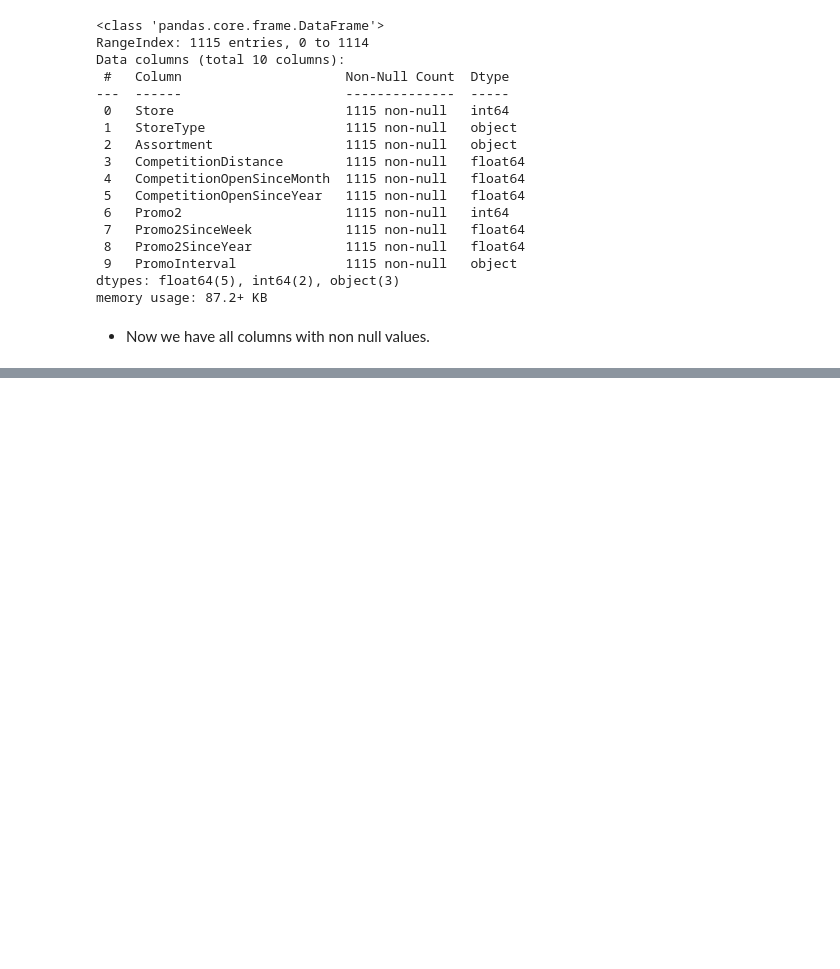
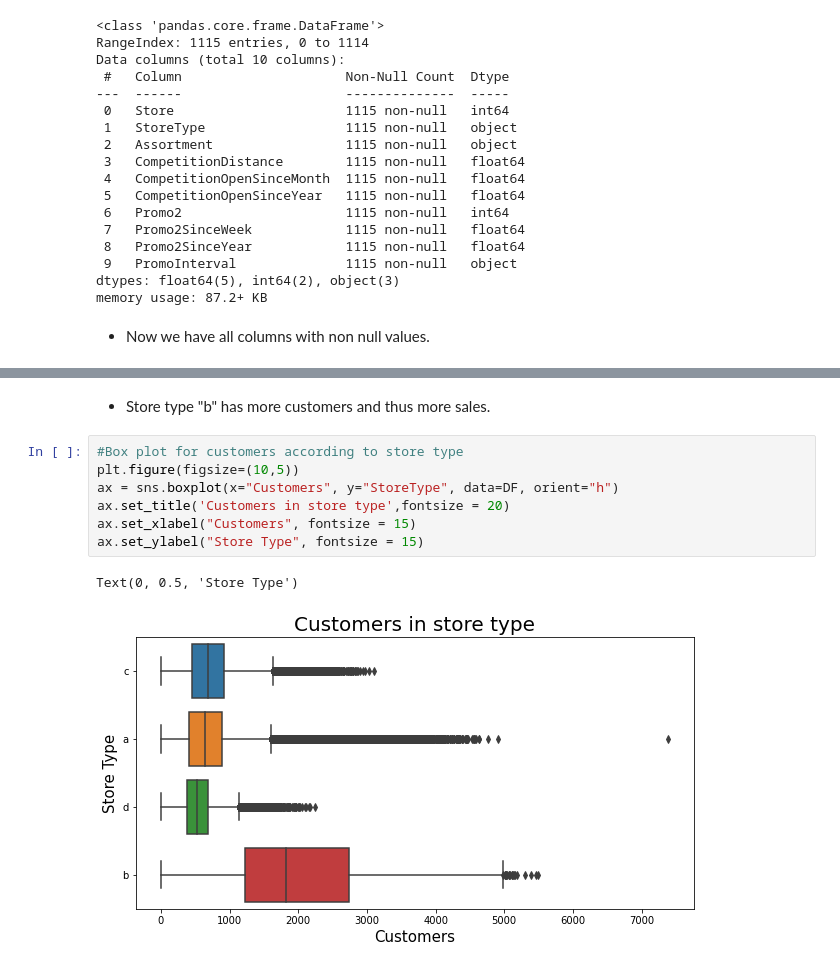
Before and after one commit to shab29/Regression_capstoneProject, a Jupyter notebook: Rossmann_Sales_Prediction_SB_Capstone_Project.ipynb, the cells around one changed output, grey strips where cells are left out. Saved outputs shown, nothing was run; the diff lists cells and outputs as text; blank space fills up the shorter version.

```diff
--- a/Rossmann_Sales_Prediction_SB_Capstone_Project.ipynb
+++ b/Rossmann_Sales_Prediction_SB_Capstone_Project.ipynb
@@ -276,0 +374,12 @@ memory usage: 87.2+ KB
+# %% [markdown]
+* Store type "b" has more customers and thus more sales.
+# %%
+#Box plot for customers according to store type
+plt.figure(figsize=(10,5))
+ax = sns.boxplot(x="Customers", y="StoreType", data=DF, orient="h")
+ax.set_title('Customers in store type',fontsize = 20)
+ax.set_xlabel("Customers", fontsize = 15)
+ax.set_ylabel("Store Type", fontsize = 15)
+# %% [output]
+Text(0, 0.5, 'Store Type')
+[figure, added]
```
Also changed, not shown: parts of 26 cells of this notebook.
